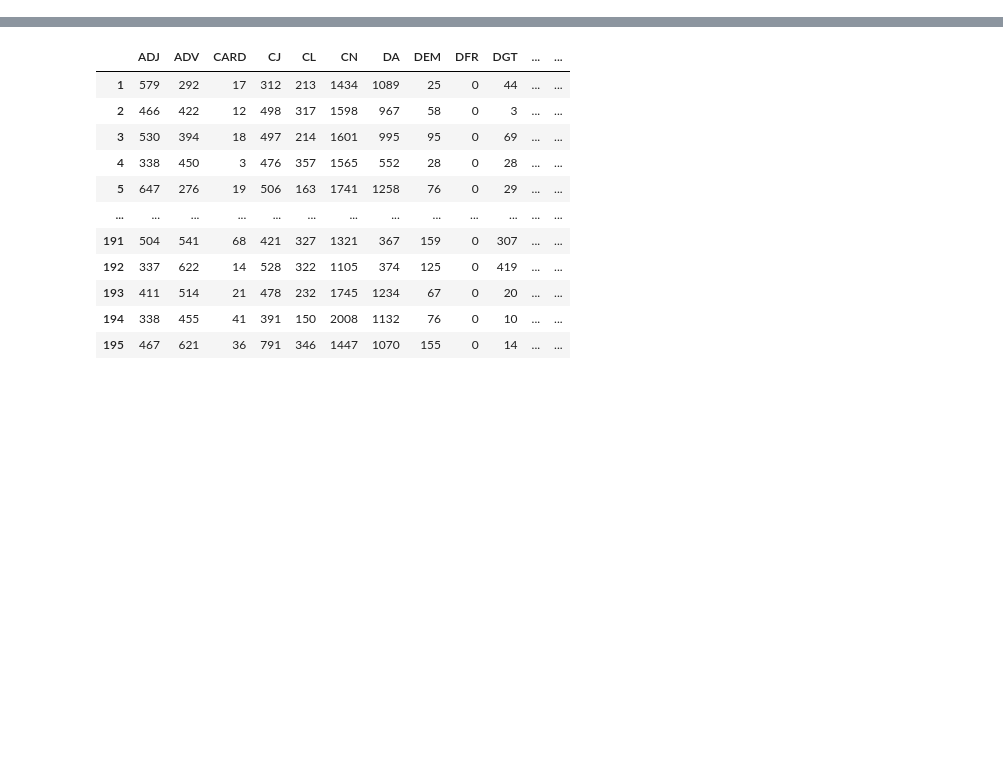
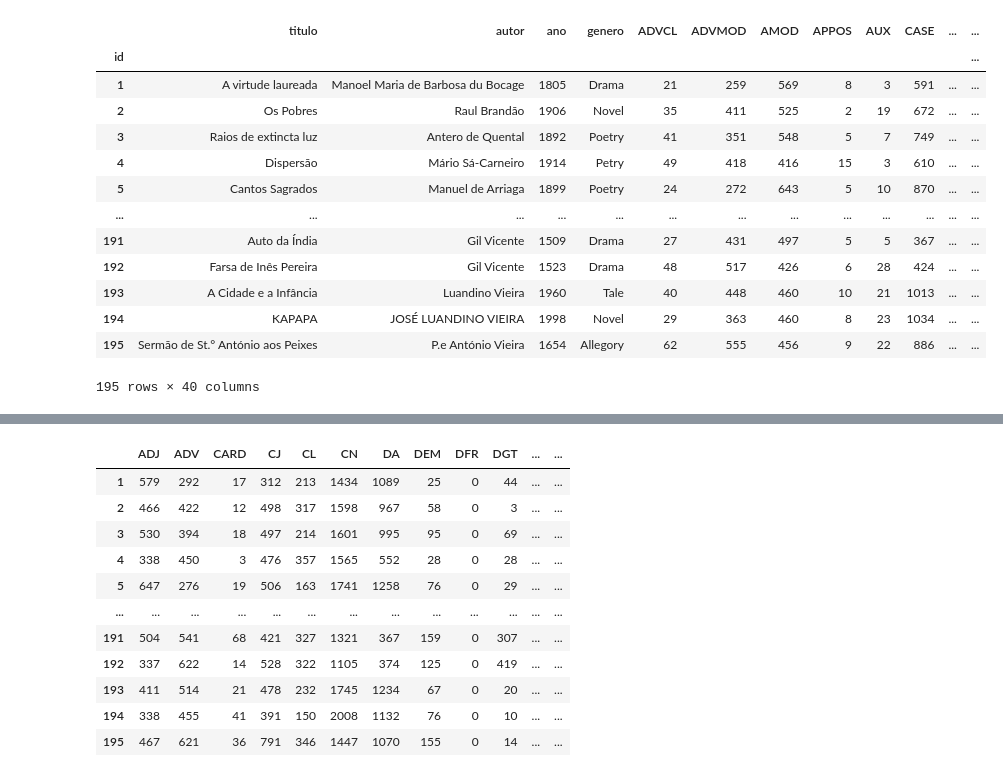
Before and after one commit to mtarcinalli/generos-literarios-bdcamoes, a Jupyter notebook: 04_combinado_rf.ipynb, the cells around one changed output, grey strips where cells are left out. Drawn from its saved outputs; the diff is of its cells as text; code cells hidden in the pictures; blank space fills up the shorter version.

```diff
--- a/04_combinado_rf.ipynb
+++ b/04_combinado_rf.ipynb
@@ -12,0 +15,17 @@ dfTags = pd.read_csv('data/tagscamoes.csv', index_col=0)
+# %%
+dfUdep
+# %% [output]
+|  | titulo | autor | ano | genero | ADVCL | ADVMOD | AMOD | APPOS | AUX | CASE | ... | ... |
+| id |  |  |  |  |  |  |  |  |  |  |  | ... |
+| 1 | A virtude laureada | Manoel Maria de Barbosa du Bocage | 1805 | Drama | 21 | 259 | 569 | 8 | 3 | 591 | ... | ... |
+| 2 | Os Pobres | Raul Brandão | 1906 | Novel | 35 | 411 | 525 | 2 | 19 | 672 | ... | ... |
+| 3 | Raios de extincta luz | Antero de Quental | 1892 | Poetry | 41 | 351 | 548 | 5 | 7 | 749 | ... | ... |
+| 4 | Dispersão | Mário Sá-Carneiro | 1914 | Petry | 49 | 418 | 416 | 15 | 3 | 610 | ... | ... |
+| 5 | Cantos Sagrados | Manuel de Arriaga | 1899 | Poetry | 24 | 272 | 643 | 5 | 10 | 870 | ... | ... |
+| ... | ... | ... | ... | ... | ... | ... | ... | ... | ... | ... | ... | ... |
+| 191 | Auto da Índia | Gil Vicente | 1509 | Drama | 27 | 431 | 497 | 5 | 5 | 367 | ... | ... |
+| 192 | Farsa de Inês Pereira | Gil Vicente | 1523 | Drama | 48 | 517 | 426 | 6 | 28 | 424 | ... | ... |
+| 193 | A Cidade e a Infância | Luandino Vieira | 1960 | Tale | 40 | 448 | 460 | 10 | 21 | 1013 | ... | ... |
+| 194 | KAPAPA | JOSÉ LUANDINO VIEIRA | 1998 | Novel | 29 | 363 | 460 | 8 | 23 | 1034 | ... | ... |
+| 195 | Sermão de St.° António aos Peixes | P.e António Vieira | 1654 | Allegory | 62 | 555 | 456 | 9 | 22 | 886 | ... | ... |
+195 rows × 40 columns
```
Also changed, not shown: parts of 15 cells of this notebook, 4 other files.
